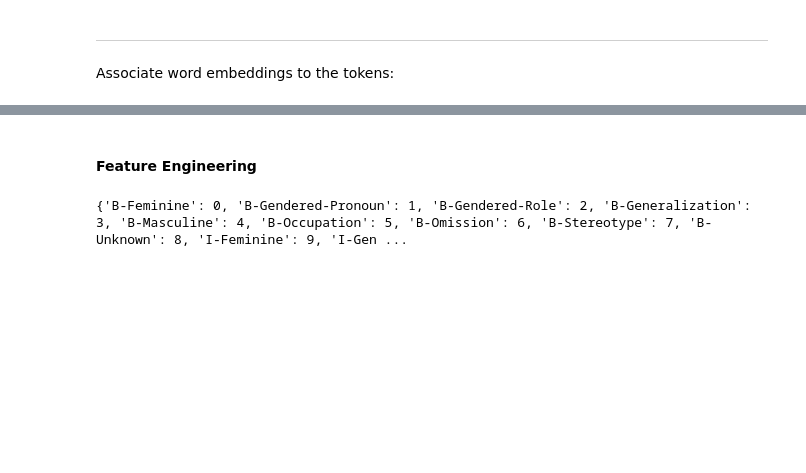
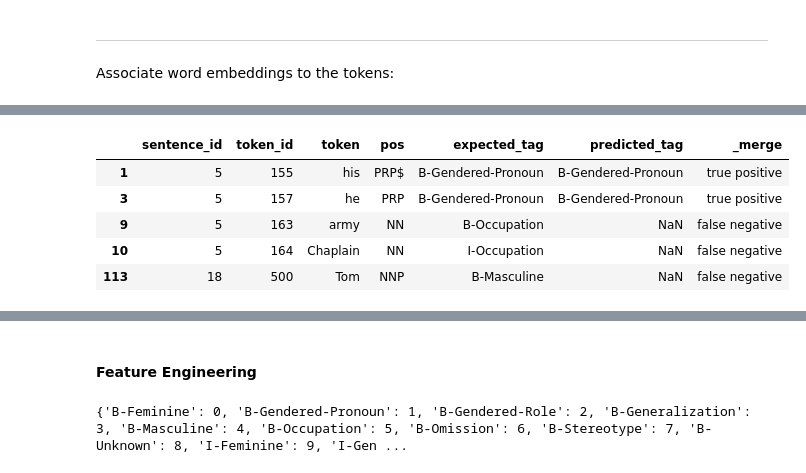
Before and after one commit to thegoose20/gender-bias, a Jupyter notebook: token_classification/BaselineTokenClassifiers.ipynb, the cells around one changed output, grey strips where cells are left out. Saved outputs shown, nothing was run; the diff lists cells and outputs as text; code cells hidden in the pictures; blank space fills up the shorter version.

```diff
--- a/token_classification/BaselineTokenClassifiers.ipynb
+++ b/token_classification/BaselineTokenClassifiers.ipynb
@@ -313,0 +414,13 @@ for token in unique_train_tokens:
+# %%
+sub_exp_pred_df2 = exp_pred_df.loc[~exp_pred_df.token_id.isin(tn_tokens)]
+sub_exp_pred_df2 = sub_exp_pred_df2.replace(to_replace="left_only", value="false negative")
+sub_exp_pred_df2 = sub_exp_pred_df2.replace(to_replace="right_only", value="false positive")
+sub_exp_pred_df2 = sub_exp_pred_df2.replace(to_replace="both", value="true positive")
+sub_exp_pred_df2.head()
+# %% [output]
+|  | sentence_id | token_id | token | pos | expected_tag | predicted_tag | _merge |
+| 1 | 5 | 155 | his | PRP$ | B-Gendered-Pronoun | B-Gendered-Pronoun | true positive |
+| 3 | 5 | 157 | he | PRP | B-Gendered-Pronoun | B-Gendered-Pronoun | true positive |
+| 9 | 5 | 163 | army | NN | B-Occupation | NaN | false negative |
+| 10 | 5 | 164 | Chaplain | NN | I-Occupation | NaN | false negative |
+| 113 | 18 | 500 | Tom | NNP | B-Masculine | NaN | false negative |
```
Also changed, not shown: parts of 61 cells of this notebook, 2 other files.
